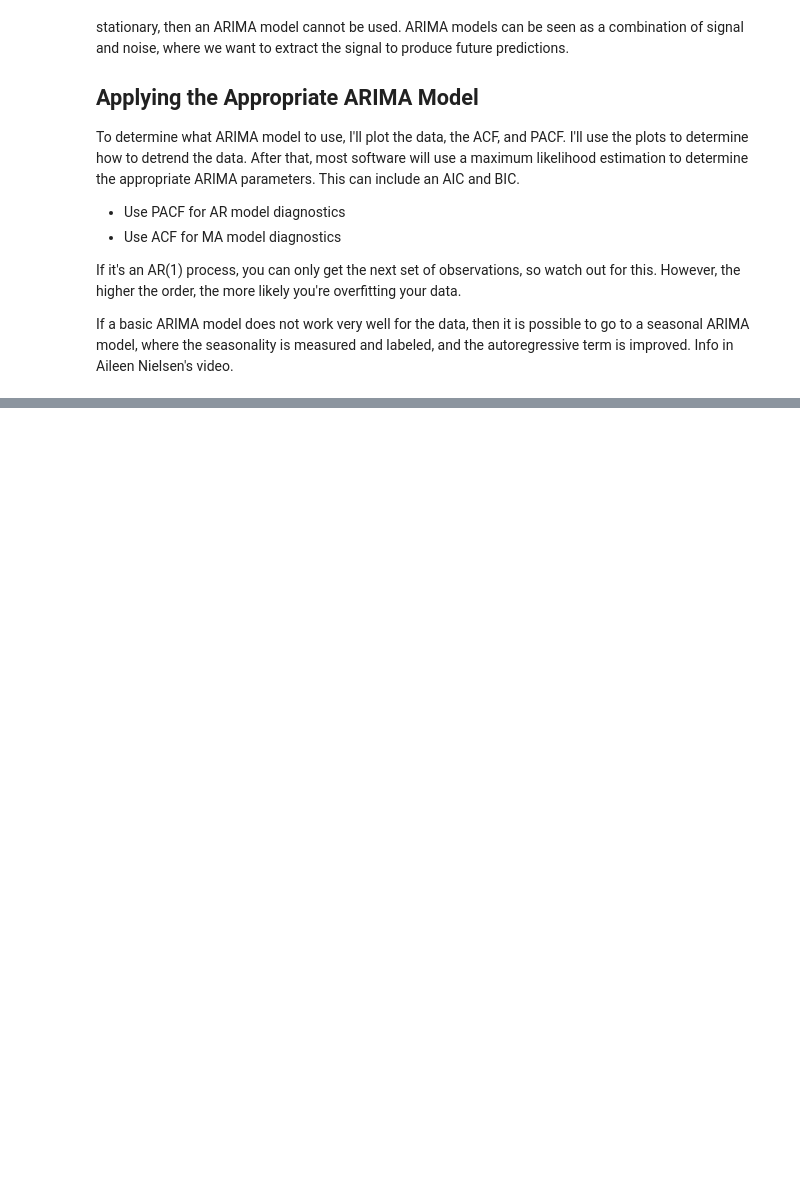
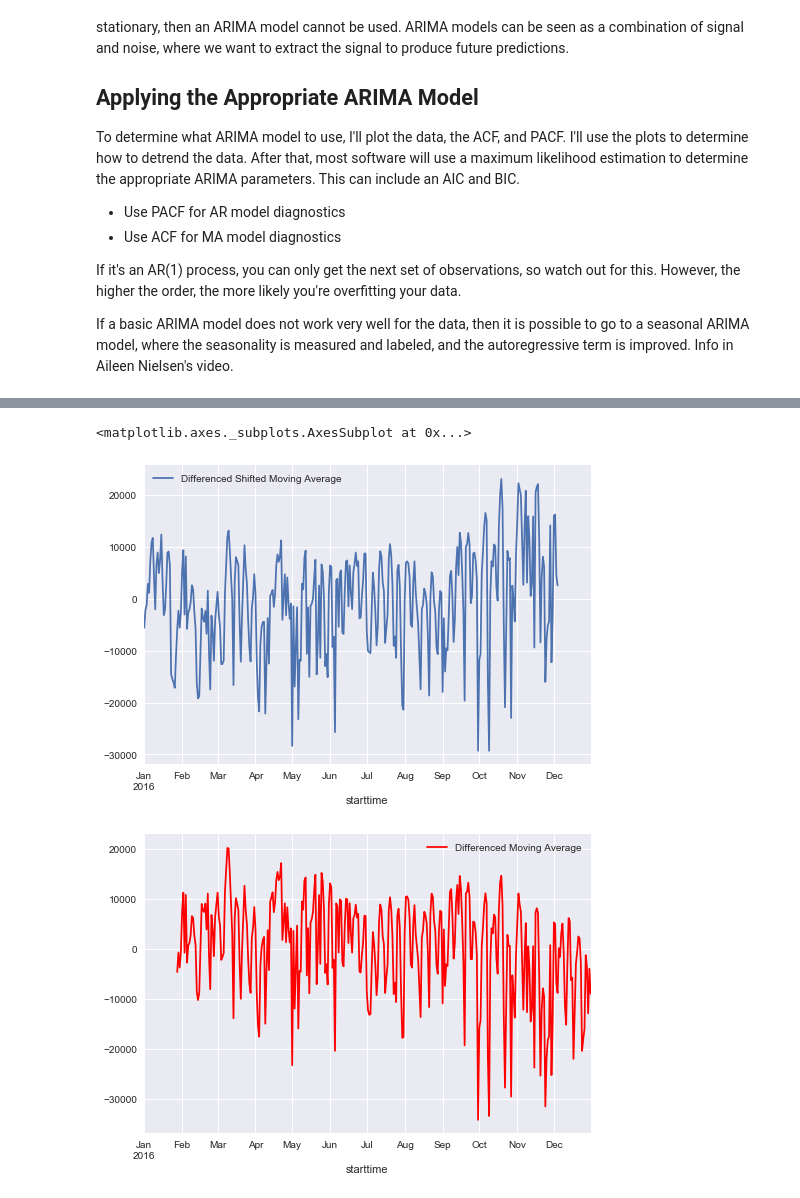
Before and after one commit to vz415/CITI_BIKE_XPERIMENTS, a Jupyter notebook: Citi Bike Inferential Statistics.ipynb, the cells around one changed output, grey strips where cells are left out. Drawn from its saved outputs; the diff is of its cells as text; code cells hidden in the pictures; blank space fills up the shorter version.

```diff
--- a/Citi Bike Inferential Statistics.ipynb
+++ b/Citi Bike Inferential Statistics.ipynb
@@ -239,0 +267,12 @@ Can be used to measure how similar some of the demands are for each station...
+# %%
+MA_diff = total_DayCounts_df - M_roll_mean.to_frame()
+MA_diff2 = total_DayCounts_df - M_roll_mean2.to_frame()
+MA_diff[:-27]
+MA_diff2[27:]
+# plt.plot(MA_diff.index, MA_diff, 'r', MA_diff2.index, MA_diff2, 'b', alpha=0.6)
+MA_diff.rename(columns={'ride_count': 'Differenced Shifted Moving Average'}).plot()
+MA_diff2.rename(columns={'ride_count': 'Differenced Moving Average'}).plot(color='r')
+# %% [output]
+<matplotlib.axes._subplots.AxesSubplot at 0x...>
+[figure, added]
+[figure, added]
```
Also changed, not shown: parts of 37 cells of this notebook.
